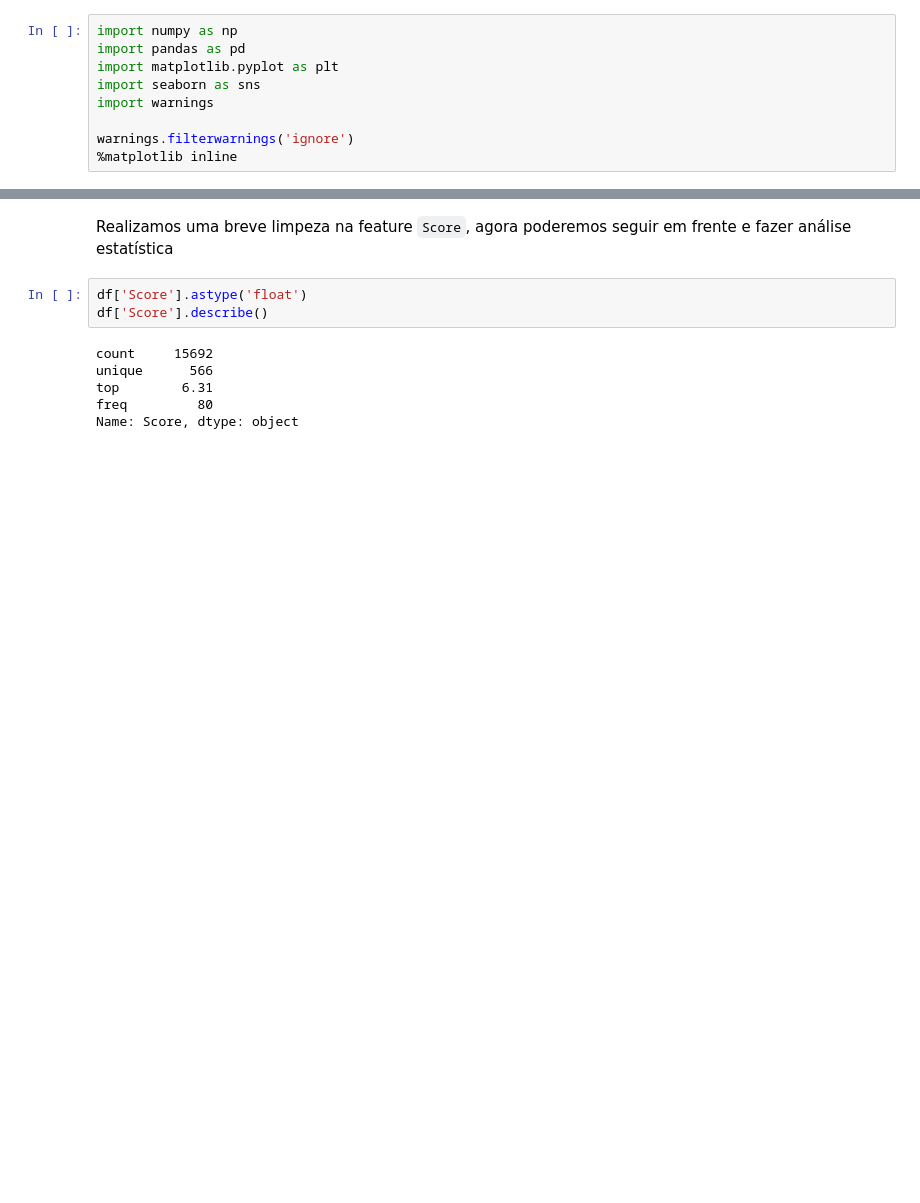
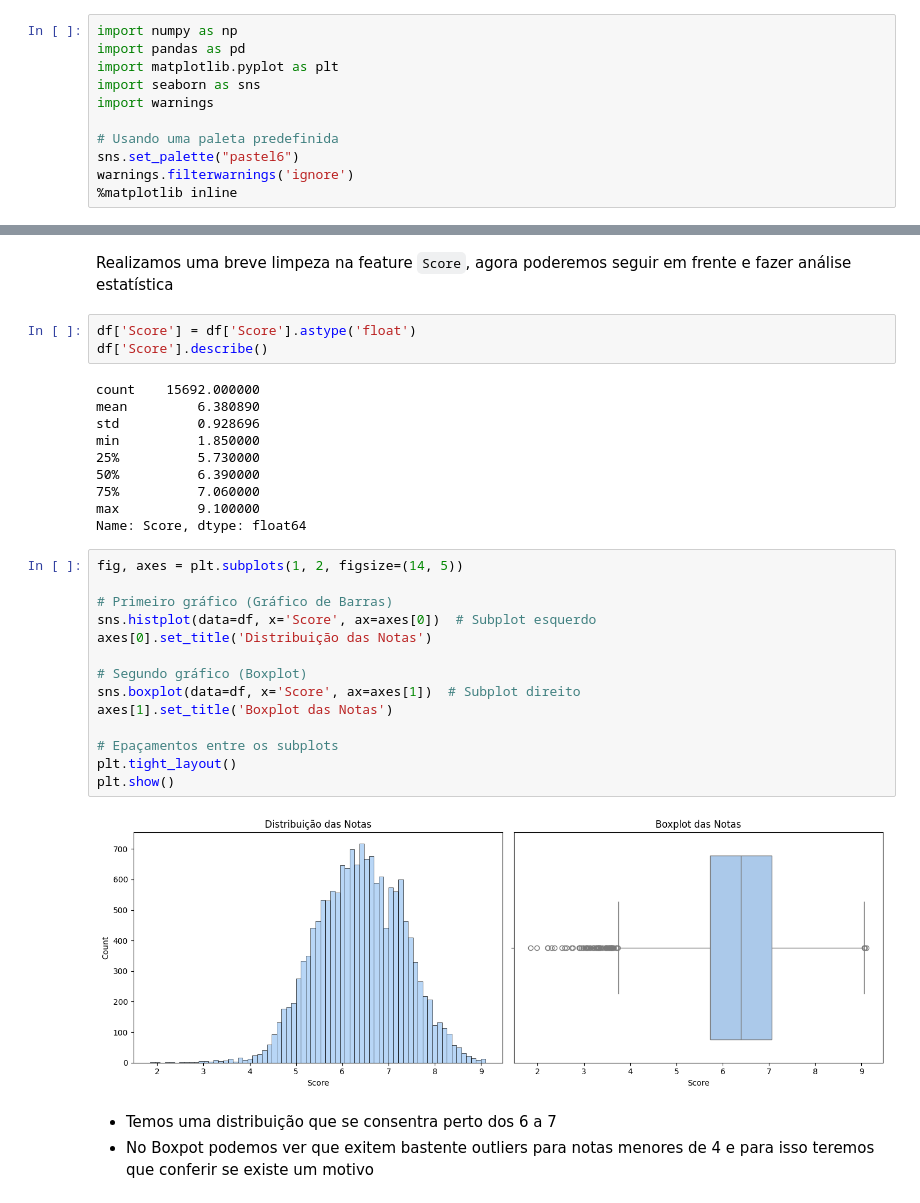
Before and after one commit to guievbs/anime-insights, a Jupyter notebook: notebooks/analise.ipynb, the cells around one changed output, grey strips where cells are left out. Saved outputs shown, nothing was run; the diff lists cells and outputs as text; blank space fills up the shorter version.

Commit message:
Plotando os gráficos de `Score` e explorando seus resultados

```diff
--- a/notebooks/analise.ipynb
+++ b/notebooks/analise.ipynb
@@ -58,6 +58,8 @@ import matplotlib.pyplot as plt
 import seaborn as sns
 import warnings
 
+# Usando uma paleta predefinida
+sns.set_palette("pastel6")
 warnings.filterwarnings('ignore')
 %matplotlib inline
 # %% [markdown]
@@ -291,11 +293,34 @@ df
 # %% [markdown]
 Realizamos uma breve limpeza na feature `Score`, agora poderemos seguir em frente e fazer análise estatística
 # %%
-df['Score'].astype('float')
+df['Score'] = df['Score'].astype('float')
 df['Score'].describe()
 # %% [output]
-count     15692
-unique      566
-top        6.31
-freq         80
-Name: Score, dtype: object
+count    15692.000000
+mean         6.380890
+std          0.928696
+min          1.850000
+25%          5.730000
+50%          6.390000
+75%          7.060000
+max          9.100000
+Name: Score, dtype: float64
+# %%
+fig, axes = plt.subplots(1, 2, figsize=(14, 5))
+
+# Primeiro gráfico (Gráfico de Barras)
+sns.histplot(data=df, x='Score', ax=axes[0])  # Subplot esquerdo
+axes[0].set_title('Distribuição das Notas')
+
+# Segundo gráfico (Boxplot)
+sns.boxplot(data=df, x='Score', ax=axes[1])  # Subplot direito
+axes[1].set_title('Boxplot das Notas')
+
+# Epaçamentos entre os subplots
+plt.tight_layout()
+plt.show()
+# %% [output]
+[figure, added]
+# %% [markdown]
+- Temos uma distribuição que se consentra perto dos 6 a 7
+- No Boxpot podemos ver que exitem bastente outliers para notas menores de 4 e para isso teremos que conferir se existe um motivo
```
Also changed, not shown: parts of 3 cells of this notebook.
